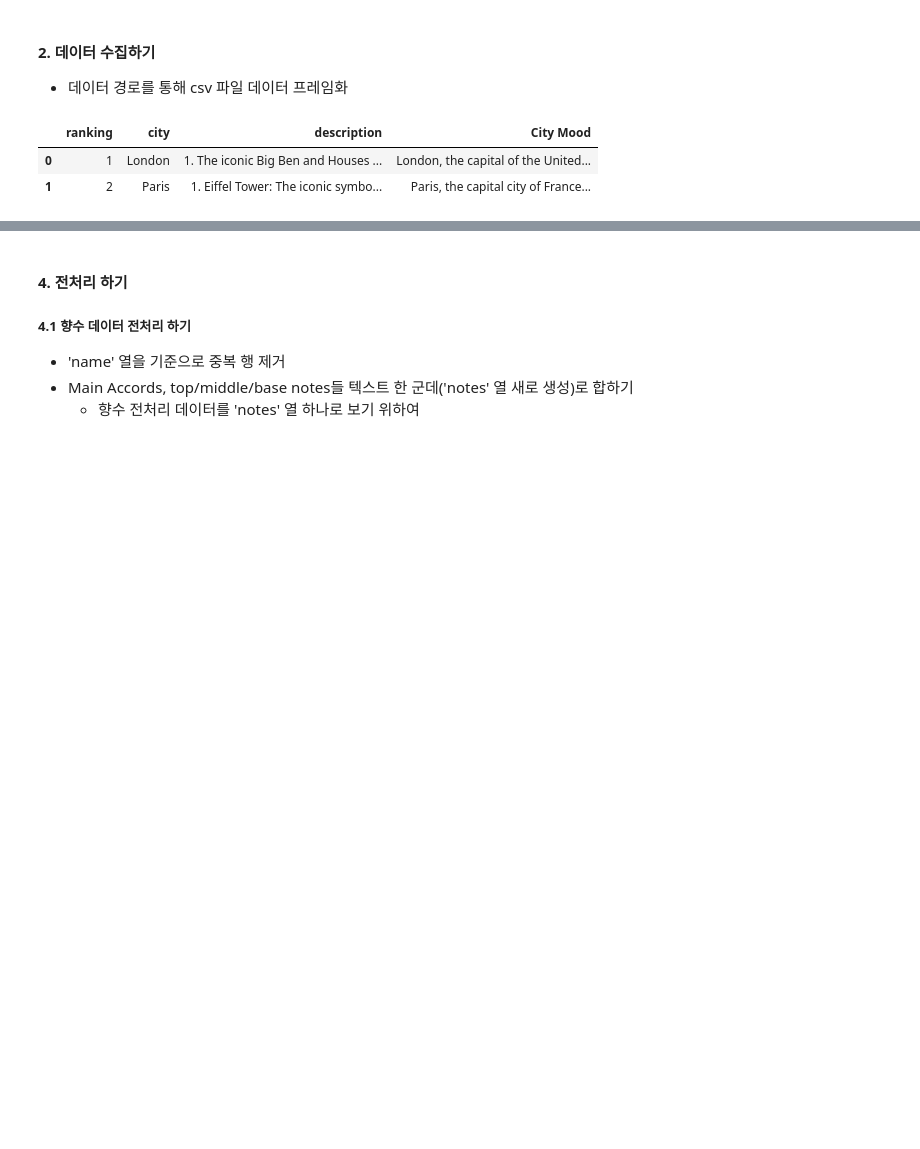
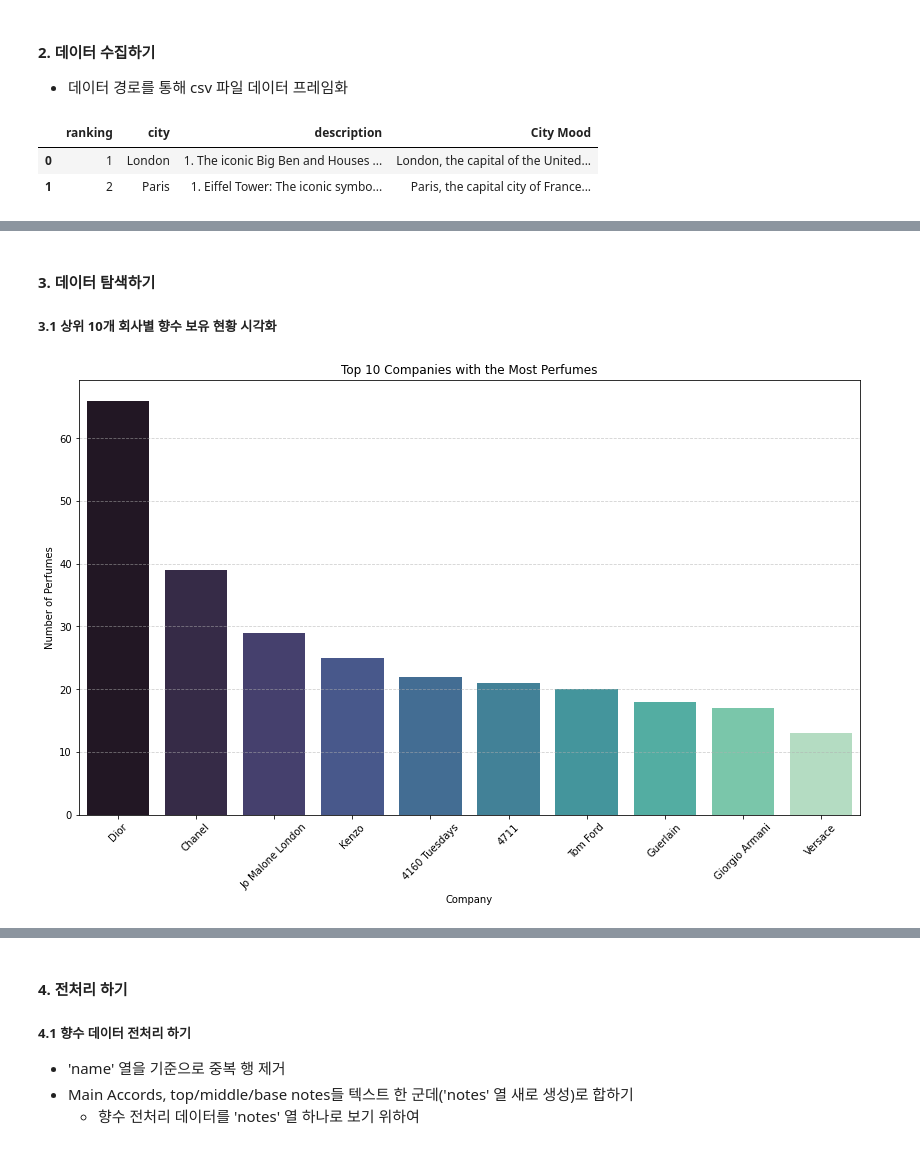
Before and after one commit to sohds/dontpergetme, a Jupyter notebook: Model/dontpergetme_recom_sys.ipynb, the cells around one changed output, grey strips where cells are left out. Saved outputs shown, nothing was run; the diff lists cells and outputs as text; code cells hidden in the pictures; blank space fills up the shorter version.

Commit message:
updated: perfume visualization code

```diff
--- a/Model/dontpergetme_recom_sys.ipynb
+++ b/Model/dontpergetme_recom_sys.ipynb
@@ -52,3 +55,24 @@ perfumes_raw.head(2)
 |  | name | company | image | for_gender | main accords | top notes | middle notes | base notes | notes |
 | 0 | Angels' Share By Kilian | By Kilian | https://fimgs.net/mdimg/perfume/3... | for women and men | {'woody': 100.0, 'sweet': 92.6987... | ['Cognac'] | ['Cinnamon', 'Tonka Bean', 'Oak'] | ['Praline', 'Vanilla', 'Sandalwood'] | woody, sweet, warm spicy, vanilla... |
 | 1 | My Way Giorgio Armani | Giorgio Armani | https://fimgs.net/mdimg/perfume/3... | for women | {'white floral': 100.0, 'citrus':... | ['Orange Blossom', 'Bergamot'] | ['Tuberose', 'Indian Jasmine'] | ['White Musk', 'Madagascar Vanill... | white floral, citrus, tuberose, a... |
+# %% [markdown]
+#### 3. 데이터 탐색하기
+##### 3.1 상위 10개 회사별 향수 보유 현황 시각화
+# %%
+# Dior 과 Christian Dior 회사 합치기 (같은 회사이므로)
+perfumes_raw['company'] = perfumes_raw['company'].replace(['Dior', 'Christian Dior'], 'Dior')
+
+# 회사별 향수 개수 세기
+company_counts_updated = perfumes_raw['company'].value_counts().head(10)
+
+# 회사명 개수로 수직 그래프 그리기
+plt.figure(figsize=(14, 8))
+sns.barplot(y=company_counts_updated.values, x=company_counts_updated.index, palette='mako')
+plt.title('Top 10 Companies with the Most Perfumes')
+plt.ylabel('Number of Perfumes')
+plt.xlabel('Company')
+plt.grid(axis='y', linestyle='--', alpha=0.6)
+plt.xticks(rotation=45)
+plt.show()
+# %% [output]
+[figure, added]
```
Also changed, not shown: parts of 3 cells of this notebook, 2 other files.
